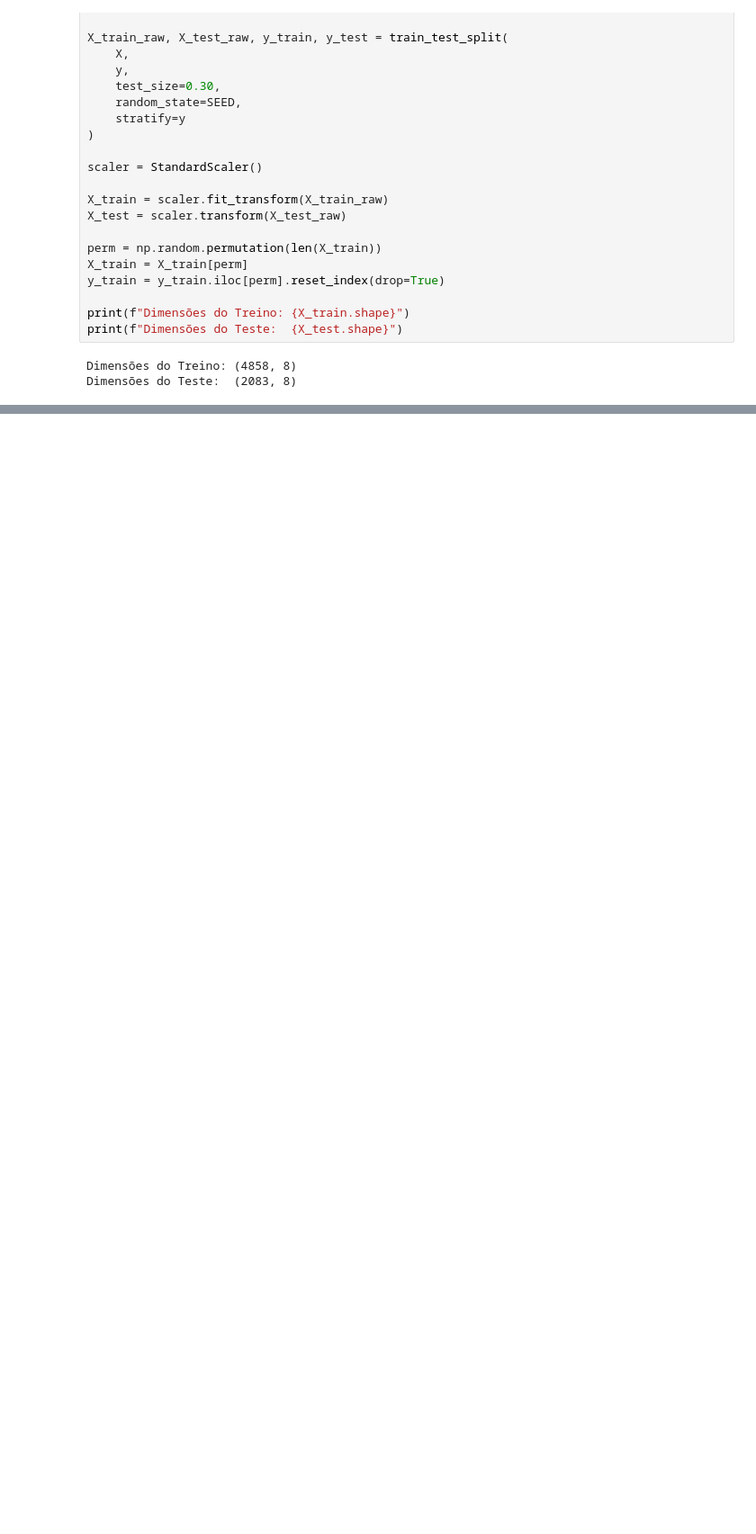
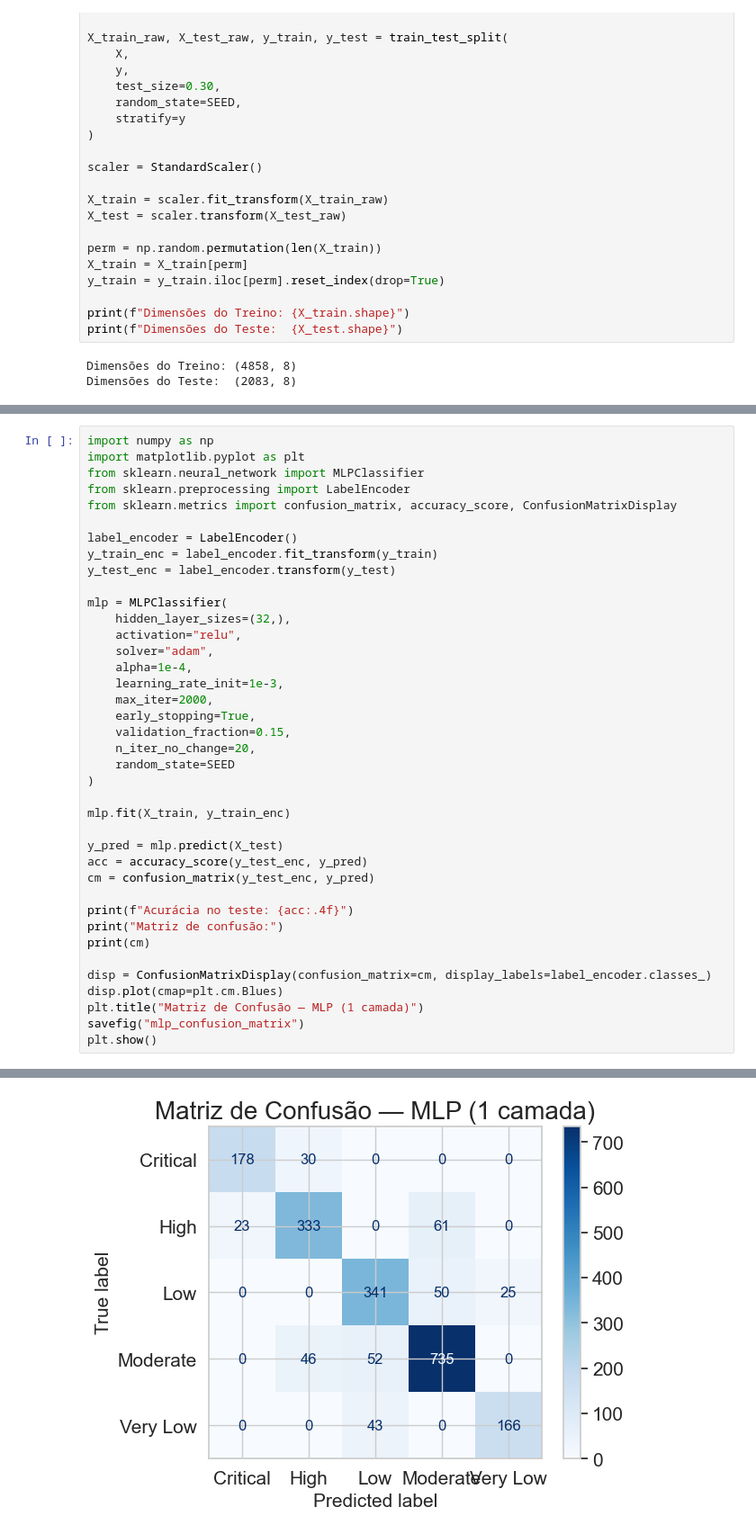
Before and after one commit to diego-nac/ica-homeworks, a Jupyter notebook: homework3/code.ipynb, the cells around one changed output, grey strips where cells are left out. Shown at 90% size. Drawn from its saved outputs; the diff is of its cells as text; blank space fills up the shorter version.

```diff
--- a/homework3/code.ipynb
+++ b/homework3/code.ipynb
@@ -527,0 +587,40 @@ y_train (One-Hot - NeuralNet):
+# %%
+import numpy as np
+import matplotlib.pyplot as plt
+from sklearn.neural_network import MLPClassifier
+from sklearn.preprocessing import LabelEncoder
+from sklearn.metrics import confusion_matrix, accuracy_score, ConfusionMatrixDisplay
+
+label_encoder = LabelEncoder()
+y_train_enc = label_encoder.fit_transform(y_train)
+y_test_enc = label_encoder.transform(y_test)
+
+mlp = MLPClassifier(
+    hidden_layer_sizes=(32,),
+    activation="relu",
+    solver="adam",
+    alpha=1e-4,
+    learning_rate_init=1e-3,
+    max_iter=2000,
+    early_stopping=True,
+    validation_fraction=0.15,
+    n_iter_no_change=20,
+    random_state=SEED
+)
+
+mlp.fit(X_train, y_train_enc)
+
+y_pred = mlp.predict(X_test)
+acc = accuracy_score(y_test_enc, y_pred)
+cm = confusion_matrix(y_test_enc, y_pred)
+
+print(f"Acurácia no teste: {acc:.4f}")
+print("Matriz de confusão:")
+print(cm)
+
+disp = ConfusionMatrixDisplay(confusion_matrix=cm, display_labels=label_encoder.classes_)
+disp.plot(cmap=plt.cm.Blues)
+plt.title("Matriz de Confusão — MLP (1 camada)")
+savefig("mlp_confusion_matrix")
+plt.show()
+# %% [output]
@@ -527,0 +634 @@ y_train (One-Hot - NeuralNet):
+[figure, added]
```
Also changed, not shown: parts of 29 cells of this notebook, 5 other files.
